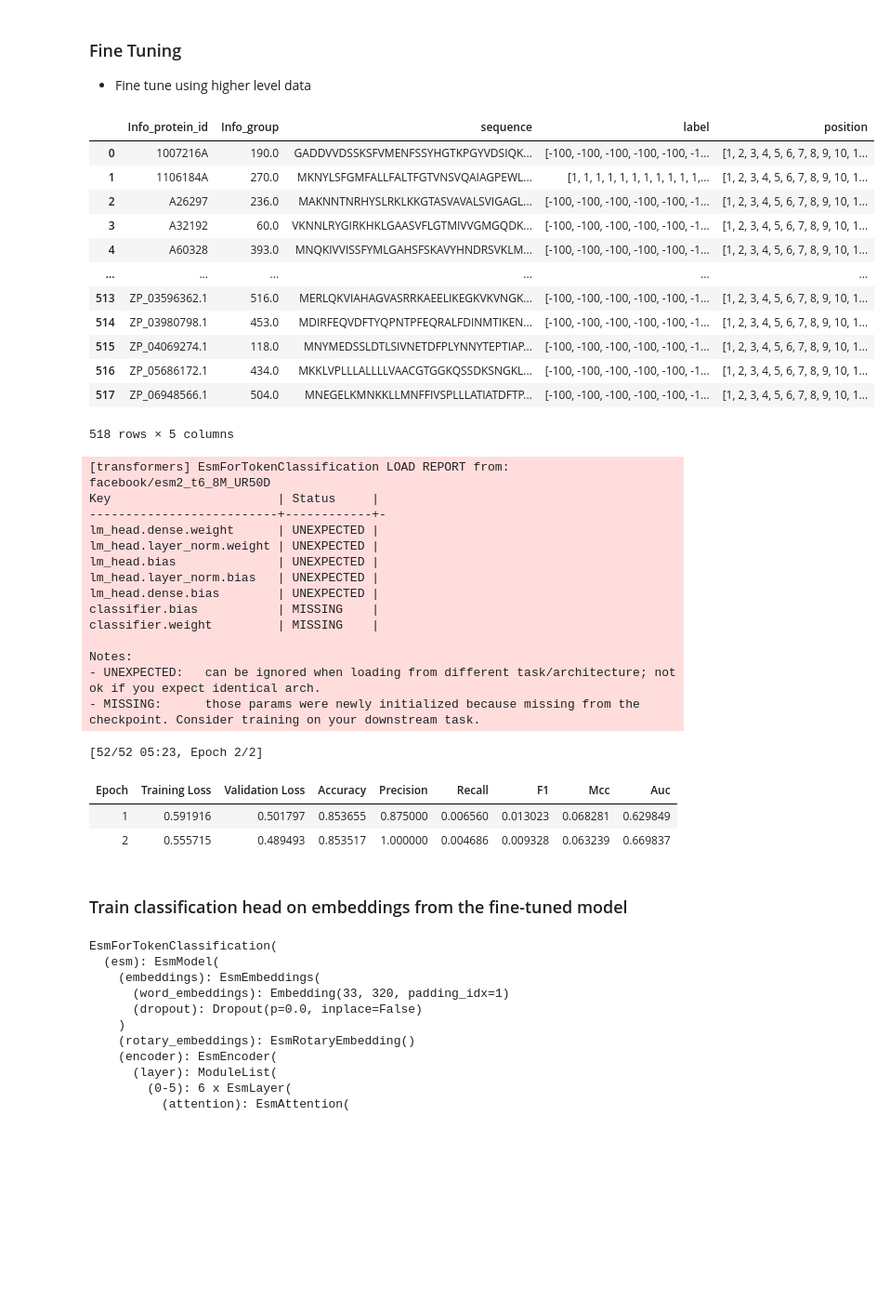
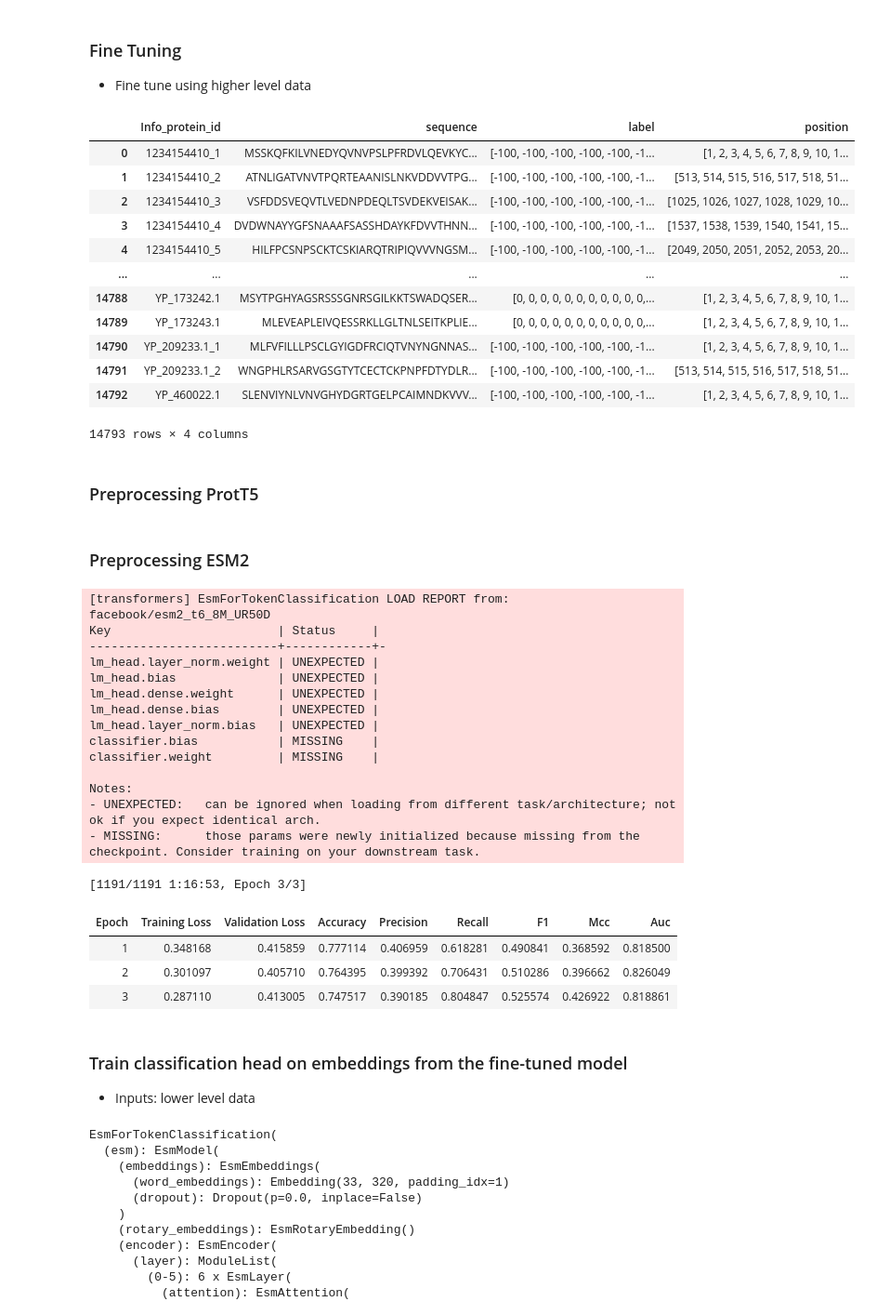
Before and after one commit to harryb257/MScProject, a Jupyter notebook: ESM2 finetune.ipynb, the cells around one changed output. Shown at 93% size. Drawn from its saved outputs; the diff is of its cells as text; code cells hidden in the pictures; blank space fills up the shorter version.

```diff
--- a/ESM2 finetune.ipynb
+++ b/ESM2 finetune.ipynb
@@ -96,41 +100,43 @@ def sliding_window(df, window_size=1024, stride=512):
 # %%
 def preprocess_csv(csv_file):
     preprocessed_df = pd.read_csv(csv_file)
 
     # Mask n/a values with -100
     preprocessed_df['Class'] = preprocessed_df['Class'].fillna(-100).astype('int32')
     preprocessed_df['Class'] = preprocessed_df['Class'].replace(-1, 0)
 
     # Sort values before aggregation
     preprocessed_df = preprocessed_df.sort_values(['Info_protein_id', 'Info_pos'])
 
     # Aggregate columns for wide format
-    preprocessed_df = preprocessed_df.groupby(['Info_protein_id','Info_group'], as_index=False).agg(
+    preprocessed_df = preprocessed_df.groupby(['Info_protein_id'], as_index=False).agg(  # ,'Info_group', , 'Info_split'
         sequence=('Info_AA', ''.join),
         label=('Class', list),
         position=('Info_pos', list))
 
     # Apply sliding window
     preprocessed_df = sliding_window(preprocessed_df)
 
     return preprocessed_df
 
 # Import higher level data and preprocess to stacked df
-df_higher = preprocess_csv('/Users/harry/Documents/Data Science MSc/Higher_1783272.csv')
+df_higher = preprocess_csv('/Users/harry/Documents/Data Science MSc/PROJECT/MScProject/Bunyaviricetes/Higher_2732396.csv')
 
 df_higher
 # %% [output]
-|  | Info_protein_id | Info_group | sequence | label | position |
-| 0 | 1007216A | 190.0 | GADDVVDSSKSFVMENFSSYHGTKPGYVDSIQK... | [-100, -100, -100, -100, -100, -1... | [1, 2, 3, 4, 5, 6, 7, 8, 9, 10, 1... |
-| 1 | 1106184A | 270.0 | MKNYLSFGMFALLFALTFGTVNSVQAIAGPEWL... | [1, 1, 1, 1, 1, 1, 1, 1, 1, 1, 1,... | [1, 2, 3, 4, 5, 6, 7, 8, 9, 10, 1... |
-| 2 | A26297 | 236.0 | MAKNNTNRHYSLRKLKKGTASVAVALSVIGAGL... | [-100, -100, -100, -100, -100, -1... | [1, 2, 3, 4, 5, 6, 7, 8, 9, 10, 1... |
-| 3 | A32192 | 60.0 | VKNNLRYGIRKHKLGAASVFLGTMIVVGMGQDK... | [-100, -100, -100, -100, -100, -1... | [1, 2, 3, 4, 5, 6, 7, 8, 9, 10, 1... |
-| 4 | A60328 | 393.0 | MNQKIVVISSFYMLGAHSFSKAVYHNDRSVKLM... | [-100, -100, -100, -100, -100, -1... | [1, 2, 3, 4, 5, 6, 7, 8, 9, 10, 1... |
-| ... | ... | ... | ... | ... | ... |
-| 513 | ZP_03596362.1 | 516.0 | MERLQKVIAHAGVASRRKAEELIKEGKVKVNGK... | [-100, -100, -100, -100, -100, -1... | [1, 2, 3, 4, 5, 6, 7, 8, 9, 10, 1... |
-| 514 | ZP_03980798.1 | 453.0 | MDIRFEQVDFTYQPNTPFEQRALFDINMTIKEN... | [-100, -100, -100, -100, -100, -1... | [1, 2, 3, 4, 5, 6, 7, 8, 9, 10, 1... |
-| 515 | ZP_04069274.1 | 118.0 | MNYMEDSSLDTLSIVNETDFPLYNNYTEPTIAP... | [-100, -100, -100, -100, -100, -1... | [1, 2, 3, 4, 5, 6, 7, 8, 9, 10, 1... |
-| 516 | ZP_05686172.1 | 434.0 | MKKLVPLLLALLLLVAACGTGGKQSSDKSNGKL... | [-100, -100, -100, -100, -100, -1... | [1, 2, 3, 4, 5, 6, 7, 8, 9, 10, 1... |
-| 517 | ZP_06948566.1 | 504.0 | MNEGELKMNKKLLMNFFIVSPLLLATIATDFTP... | [-100, -100, -100, -100, -100, -1... | [1, 2, 3, 4, 5, 6, 7, 8, 9, 10, 1... |
+|  | Info_protein_id | sequence | label | position |
+| 0 | 1234154410_1 | MSSKQFKILVNEDYQVNVPSLPFRDVLQEVKYC... | [-100, -100, -100, -100, -100, -1... | [1, 2, 3, 4, 5, 6, 7, 8, 9, 10, 1... |
+| 1 | 1234154410_2 | ATNLIGATVNVTPQRTEAANISLNKVDDVVTPG... | [-100, -100, -100, -100, -100, -1... | [513, 514, 515, 516, 517, 518, 51... |
+| 2 | 1234154410_3 | VSFDDSVEQVTLVEDNPDEQLTSVDEKVEISAK... | [-100, -100, -100, -100, -100, -1... | [1025, 1026, 1027, 1028, 1029, 10... |
+| 3 | 1234154410_4 | DVDWNAYYGFSNAAAFSASSHDAYKFDVVTHNN... | [-100, -100, -100, -100, -100, -1... | [1537, 1538, 1539, 1540, 1541, 15... |
+| 4 | 1234154410_5 | HILFPCSNPSCKTCSKIARQTRIPIQVVVNGSM... | [-100, -100, -100, -100, -100, -1... | [2049, 2050, 2051, 2052, 2053, 20... |
+| ... | ... | ... | ... | ... |
+| 14788 | YP_173242.1 | MSYTPGHYAGSRSSSGNRSGILKKTSWADQSER... | [0, 0, 0, 0, 0, 0, 0, 0, 0, 0, 0,... | [1, 2, 3, 4, 5, 6, 7, 8, 9, 10, 1... |
+| 14789 | YP_173243.1 | MLEVEAPLEIVQESSRKLLGLTNLSEITKPLIE... | [0, 0, 0, 0, 0, 0, 0, 0, 0, 0, 0,... | [1, 2, 3, 4, 5, 6, 7, 8, 9, 10, 1... |
+| 14790 | YP_209233.1_1 | MLFVFILLLPSCLGYIGDFRCIQTVNYNGNNAS... | [-100, -100, -100, -100, -100, -1... | [1, 2, 3, 4, 5, 6, 7, 8, 9, 10, 1... |
+| 14791 | YP_209233.1_2 | WNGPHLRSARVGSGTYTCECTCKPNPFDTYDLR... | [-100, -100, -100, -100, -100, -1... | [513, 514, 515, 516, 517, 518, 51... |
+| 14792 | YP_460022.1 | SLENVIYNLVNVGHYDGRTGELPCAIMNDKVVV... | [-100, -100, -100, -100, -100, -1... | [1, 2, 3, 4, 5, 6, 7, 8, 9, 10, 1... |
-518 rows × 5 columns
+14793 rows × 4 columns
+# %% [markdown]
+### Preprocessing ProtT5
 # %%
@@ -142,3 +164,5 @@ df_higher_val = df_higher.drop(df_higher_train.index).reset_index()
+# %% [markdown]
+### Preprocessing ESM2
 # %%
 def preprocess(data):
     """
@@ -202,17 +226,22 @@ def compute_metrics(p):
 
 model = AutoModelForTokenClassification.from_pretrained(checkpoint)
 
-num_fine_tune_epochs = 2
+num_fine_tune_epochs = 3
 
 training_args = TrainingArguments(
     output_dir='/Users/harry/Documents/Data Science MSc/PROJECT/MScProject/fine-tuned-8M',
     # learning_rate=2e-5,
-    per_device_train_batch_size=16,
-    per_device_eval_batch_size=16,
+    per_device_train_batch_size=4, # Match to Nature peft paper
+    gradient_accumulation_steps=2, # Match to Nature peft paper
+    # per_device_train_batch_size=16,
+    per_device_eval_batch_size=4,
+    fp16=True, # Change precision to match Nature paper
     num_train_epochs=num_fine_tune_epochs,
     weight_decay=0.01,
-    eval_strategy='epoch',
-    save_strategy='epoch',
+    eval_strategy='steps', # Update from epoch
+    eval_steps=500,
+    save_strategy='steps',
+    save_steps=500,
     logging_strategy='epoch',
     load_best_model_at_end=True,
     metric_for_best_model='auc',
@@ -240,23 +269,26 @@ model = trainer.model
 [transformers] EsmForTokenClassification LOAD REPORT from: facebook/esm2_t6_8M_UR50D
 Key                       | Status     |
 --------------------------+------------+-
-lm_head.dense.weight      | UNEXPECTED |
 lm_head.layer_norm.weight | UNEXPECTED |
 lm_head.bias              | UNEXPECTED |
+lm_head.dense.weight      | UNEXPECTED |
+lm_head.dense.bias        | UNEXPECTED |
 lm_head.layer_norm.bias   | UNEXPECTED |
-lm_head.dense.bias        | UNEXPECTED |
 classifier.bias           | MISSING    |
 classifier.weight         | MISSING    |
 
 Notes:
 - UNEXPECTED:   can be ignored when loading from different task/architecture; not ok if you expect identical arch.
 - MISSING:      those params were newly initialized because missing from the checkpoint. Consider training on your downstream task.
-[52/52 05:23, Epoch 2/2]
+[1191/1191 1:16:53, Epoch 3/3]
 | Epoch | Training Loss | Validation Loss | Accuracy | Precision | Recall | F1 | Mcc | Auc |
-| 1 | 0.591916 | 0.501797 | 0.853655 | 0.875000 | 0.006560 | 0.013023 | 0.068281 | 0.629849 |
-| 2 | 0.555715 | 0.489493 | 0.853517 | 1.000000 | 0.004686 | 0.009328 | 0.063239 | 0.669837 |
+| 1 | 0.348168 | 0.415859 | 0.777114 | 0.406959 | 0.618281 | 0.490841 | 0.368592 | 0.818500 |
+| 2 | 0.301097 | 0.405710 | 0.764395 | 0.399392 | 0.706431 | 0.510286 | 0.396662 | 0.826049 |
+| 3 | 0.287110 | 0.413005 | 0.747517 | 0.390185 | 0.804847 | 0.525574 | 0.426922 | 0.818861 |
 # %% [markdown]
 ### Train classification head on embeddings from the fine-tuned model
+
+- Inputs: lower level data
 # %%
 # Load full fine tuned model (to save on completing full fine-tuning)
 model = AutoModelForTokenClassification.from_pretrained('/Users/harry/Documents/Data Science MSc/PROJECT/MScProject/fine-tuned-8M/best-performing-model')
```
Also changed, not shown: parts of 15 cells of this notebook.
